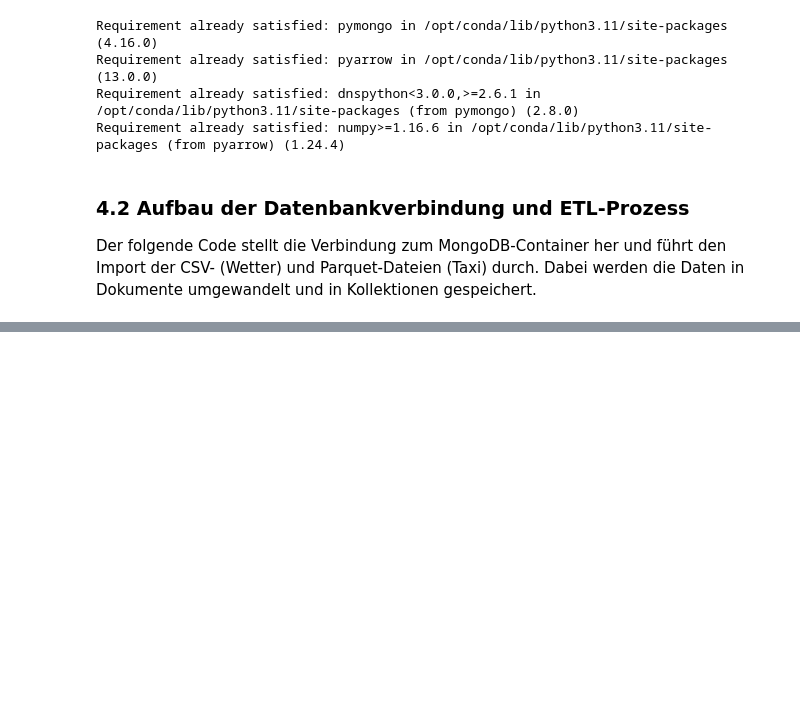
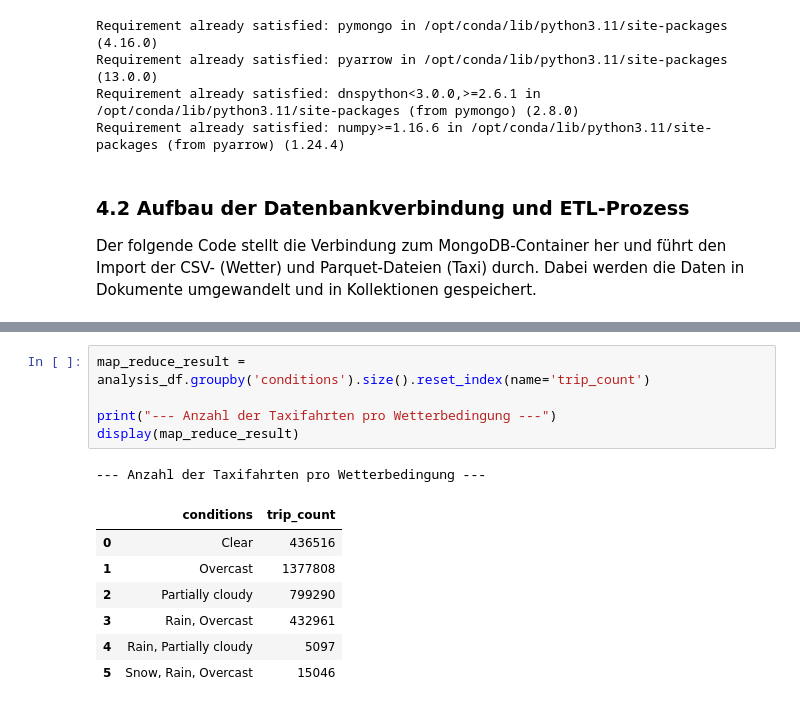
Before and after one commit to milojevicaa/BD_NYC_Taxi_Weather, a Jupyter notebook: Big_Data_Infrastruktur_Projekt_NYC.ipynb, the cells around one changed output, grey strips where cells are left out. Cells and saved outputs as stored; diff of their text form; blank space fills up the shorter version.

```diff
--- a/Big_Data_Infrastruktur_Projekt_NYC.ipynb
+++ b/Big_Data_Infrastruktur_Projekt_NYC.ipynb
@@ -92,0 +160,14 @@ Erfolg: 100000 Taxi-Fahrten in MongoDB gespeichert!
+# %%
+map_reduce_result = analysis_df.groupby('conditions').size().reset_index(name='trip_count')
+
+print("--- Anzahl der Taxifahrten pro Wetterbedingung ---")
+display(map_reduce_result)
+# %% [output]
+--- Anzahl der Taxifahrten pro Wetterbedingung ---
+|  | conditions | trip_count |
+| 0 | Clear | 436516 |
+| 1 | Overcast | 1377808 |
+| 2 | Partially cloudy | 799290 |
+| 3 | Rain, Overcast | 432961 |
+| 4 | Rain, Partially cloudy | 5097 |
+| 5 | Snow, Rain, Overcast | 15046 |
```
Also changed, not shown: parts of 12 cells of this notebook.
